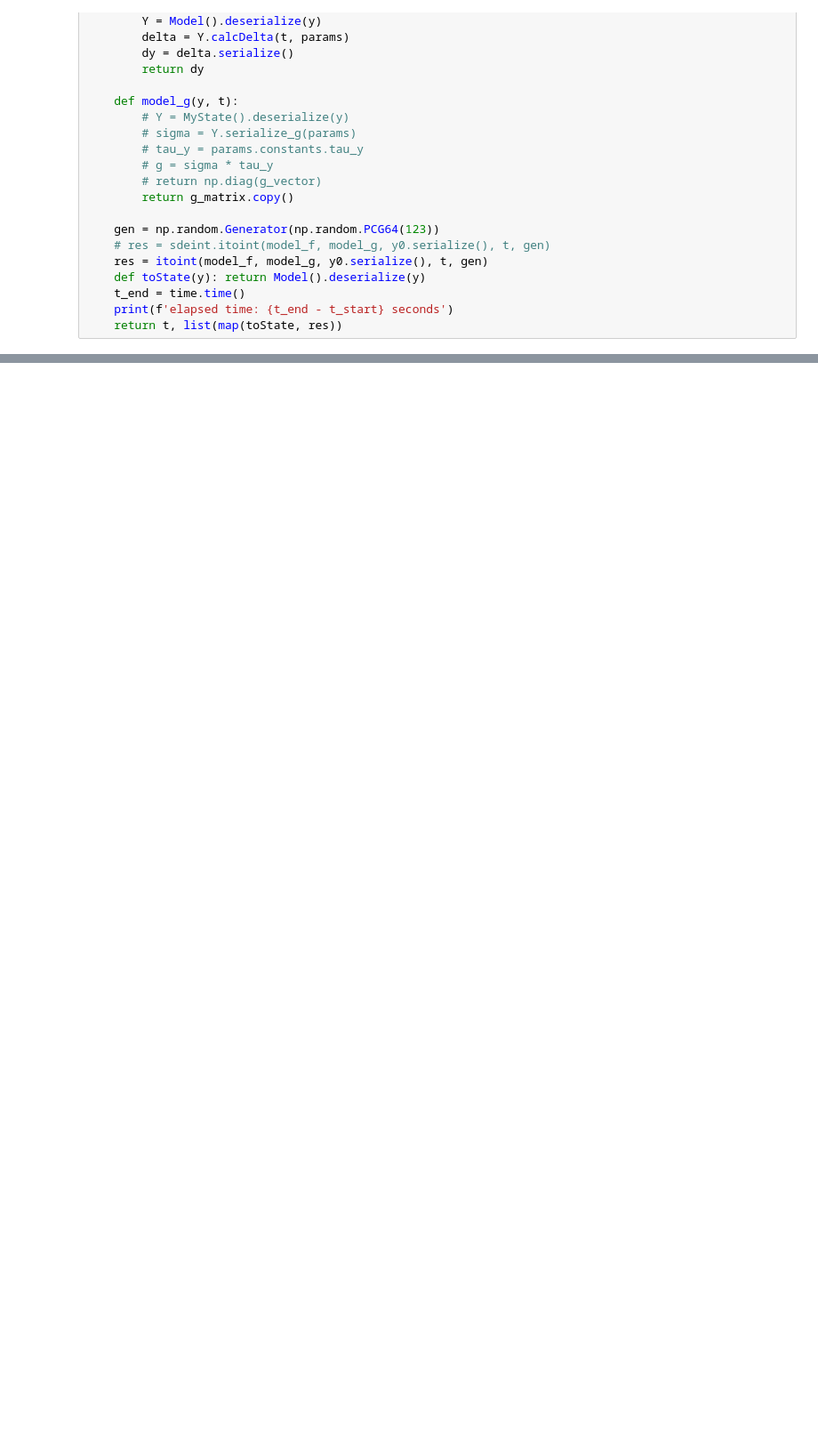
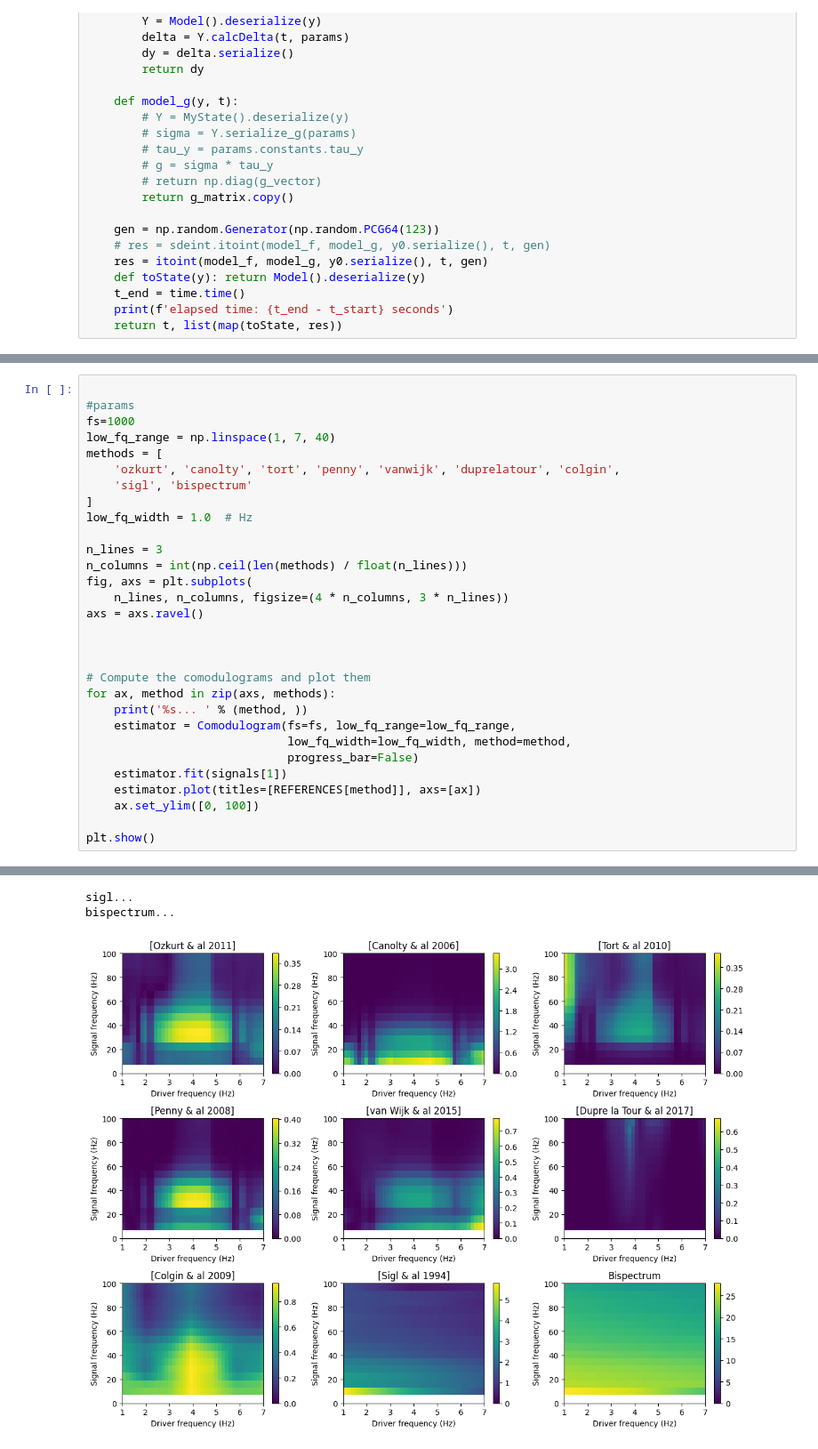
Before and after one commit to pooyaalavian/neural-simulation, a Jupyter notebook: Mystart.ipynb, the cells around one changed output, grey strips where cells are left out. Shown at 89% size. Saved outputs shown, nothing was run; the diff lists cells and outputs as text; blank space fills up the shorter version.

```diff
--- a/Mystart.ipynb
+++ b/Mystart.ipynb
@@ -131,0 +254,31 @@ elapsed time: 6.669100284576416 seconds
+# %%
+
+#params
+fs=1000
+low_fq_range = np.linspace(1, 7, 40)
+methods = [
+    'ozkurt', 'canolty', 'tort', 'penny', 'vanwijk', 'duprelatour', 'colgin',
+    'sigl', 'bispectrum'
+]
+low_fq_width = 1.0  # Hz
+
+n_lines = 3
+n_columns = int(np.ceil(len(methods) / float(n_lines)))
+fig, axs = plt.subplots(
+    n_lines, n_columns, figsize=(4 * n_columns, 3 * n_lines))
+axs = axs.ravel()
+
+
+
+# Compute the comodulograms and plot them
+for ax, method in zip(axs, methods):
+    print('%s... ' % (method, ))
+    estimator = Comodulogram(fs=fs, low_fq_range=low_fq_range,
+                             low_fq_width=low_fq_width, method=method,
+                             progress_bar=False)
+    estimator.fit(signals[1])
+    estimator.plot(titles=[REFERENCES[method]], axs=[ax])
+    ax.set_ylim([0, 100])
+
+plt.show()
+# %% [output]
@@ -131,0 +309,3 @@ elapsed time: 6.669100284576416 seconds
+sigl...
+bispectrum...
+[figure, added]
```
Also changed, not shown: parts of 8 cells of this notebook, 3 other files.
